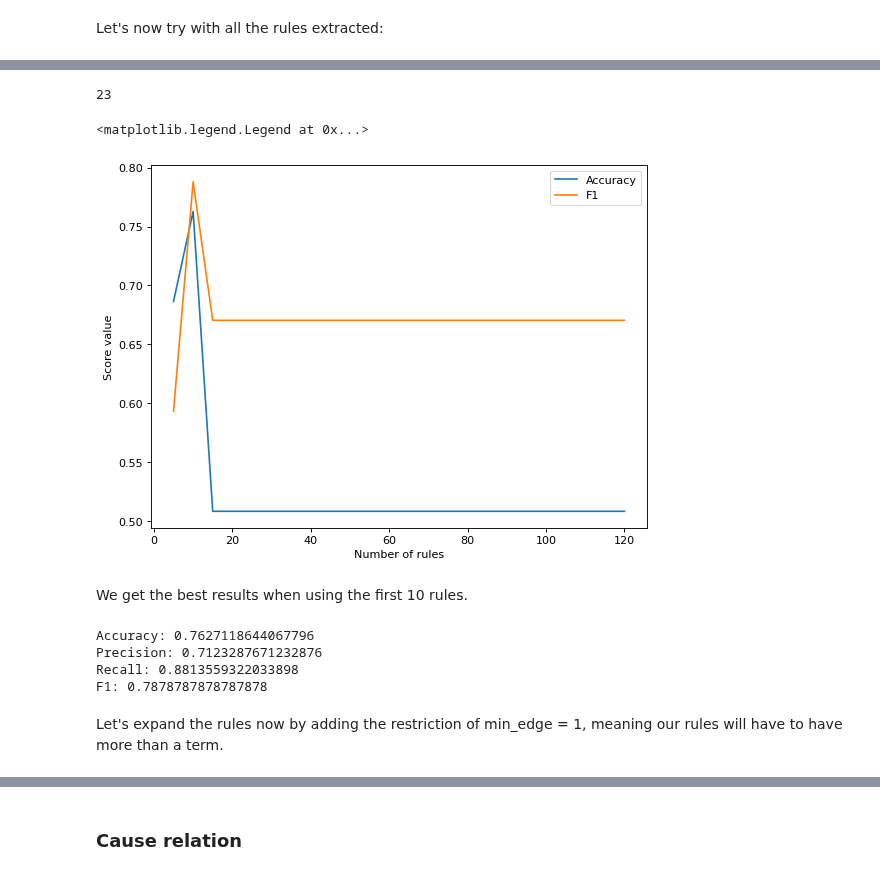
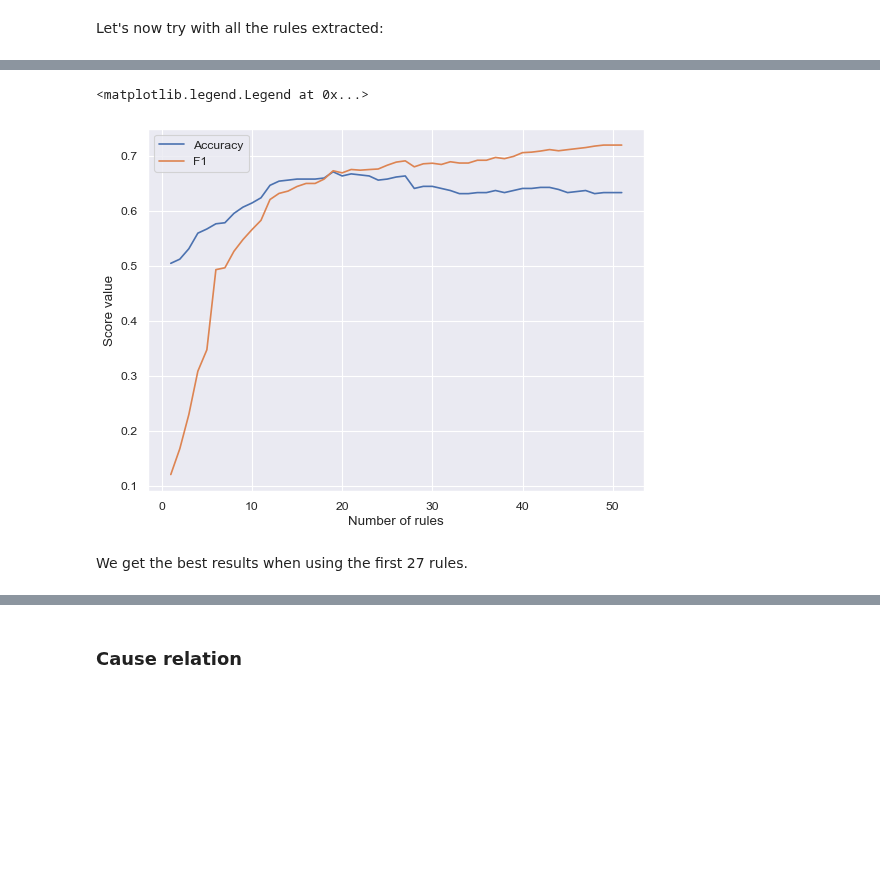
Before and after one commit to anaterovic/NLP, a Jupyter notebook: docs/milestone3_graphs.ipynb, the cells around one changed output, grey strips where cells are left out. Saved outputs shown, nothing was run; the diff lists cells and outputs as text; code cells hidden in the pictures; blank space fills up the shorter version.

Commit message:
final graphs notebook

```diff
--- a/docs/milestone3_graphs.ipynb
+++ b/docs/milestone3_graphs.ipynb
@@ -411,0 +512,6 @@ for i in range (1, len(rules), 5):
+# %%
+treat_train, treat_val = train_test_split(df_treat, test_size=0.1, random_state=1)
+
+trainer = GraphTrainer(treat_train)
+
+treat_features = trainer.prepare_and_train(min_edge = 1)
@@ -411,0 +555,9 @@ for i in range (1, len(rules), 5):
+# %%
+rules_treat_1 = []
+for i in range (len(treat_features['treat'])):
+    splits = treat_features['treat'][i][0][0].split()
+    feature = '(u_0'
+    for i in range(1, len(splits)):
+        feature += ' ' + splits[i]
+    feature = ([feature], treat_features["treat"][i][1], treat_features["treat"][i][2], [{'token': 0}])
+    rules_treat_1.append(Rule(feature, openie=True))
@@ -412,5 +566,13 @@ for i in range (1, len(rules), 5):
+# %%
+evaluations_treat_1 = []
+for i in tqdm(range(1, len(rules_treat_1))):
+    rule_subset = rules_treat_1[0:i]
+    ruleset = RuleSet(rule_subset)
+    df = get_validation_df(ruleset, treat_train)
+    acc, precision, recall, f1 = evalute_ruleset(df)
+    evaluations_treat_1.append([acc, precision, recall, f1])
 # %%
-df_eval = pd.DataFrame(evaluations, columns=['Accuracy', 'Precision', 'Recall', 'F1'])
+df_eval = pd.DataFrame(evaluations_treat_1, columns=['Accuracy', 'Precision', 'Recall', 'F1'])
 # %%
 df_eval
 # %% [output]
@@ -434,31 +596,15 @@ df_eval
-# %%
-len(range(5, len(rules), 5))
-# %% [output]
-23
 # %%
 import matplotlib.pyplot as plt
 from matplotlib.pyplot import figure
 
 figure(figsize=(8, 6), dpi=80)
-plt.plot(range(5, len(rules)+5, 5), df_eval["Accuracy"])
-plt.plot(range(5, len(rules)+5, 5), df_eval["F1"])
+plt.plot(range(1, len(rules_treat_1), 1), df_eval["Accuracy"])
+plt.plot(range(1, len(rules_treat_1), 1), df_eval["F1"])
 plt.xlabel("Number of rules")
 plt.ylabel("Score value")
 plt.legend(['Accuracy', 'F1'])
 # %% [output]
 <matplotlib.legend.Legend at 0x...>
-[figure, old version]
+[figure, new version]
 # %% [markdown]
-We get the best results when using the first 10 rules.
+We get the best results when using the first 27 rules.
-# %%
-print("Accuracy: "+str(evaluations[1][0]))
-print("Precision: "+str(evaluations[1][1]))
-print("Recall: "+str(evaluations[1][2]))
-print("F1: "+str(evaluations[1][3]))
-# %% [output]
-Accuracy: 0.7627118644067796
-Precision: 0.7123287671232876
-Recall: 0.8813559322033898
-F1: 0.7878787878787878
-# %% [markdown]
-Let's expand the rules now by adding the restriction of min_edge = 1, meaning our rules will have to have more than a term.
```
Also changed, not shown: parts of 108 cells of this notebook.
